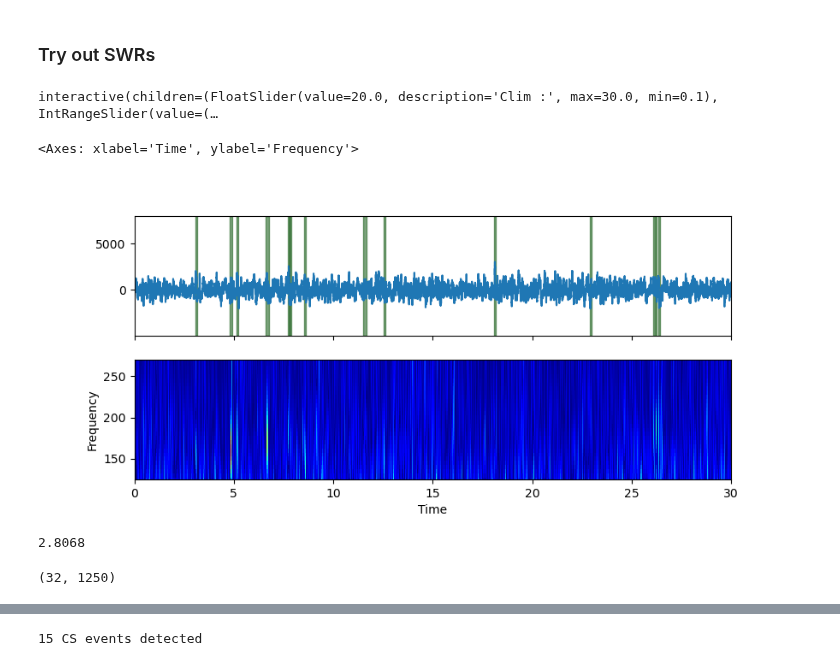
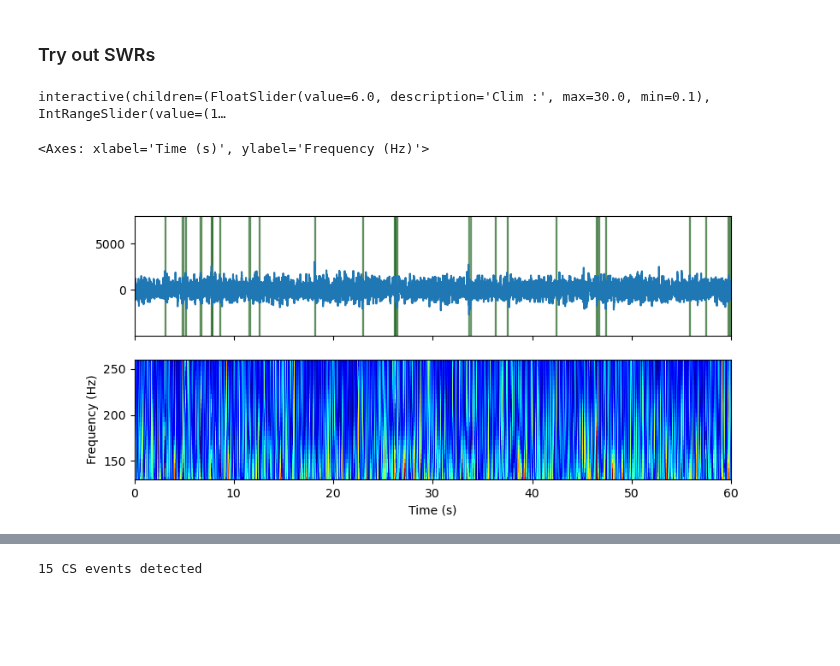
Before and after one commit to nkinsky/TraceFC, a Jupyter notebook: Notebooks/Spectral_Analysis.ipynb, the cells around one changed output, grey strips where cells are left out. Cells and saved outputs as stored; diff of their text form; code cells hidden in the pictures; blank space fills up the shorter version.

```diff
--- a/Notebooks/Spectral_Analysis.ipynb
+++ b/Notebooks/Spectral_Analysis.ipynb
@@ -184,8 +187,7 @@ Selected channels for ripples: [6]
 # %% [markdown]
 ### Start with Theta
 # %%
-from neuropy.utils.signal_process import WaveletSg
-theta_range = np.arange(4, 14, 0.25)  # How do I select these?
-theta_channel = 6
-wv_sig = WaveletSg(signal.time_slice(channel_id=theta_channel), freqs=theta_range, sigma=None)
+# Run wavelet on theta range
+theta_range = np.arange(4, 14, 0.25)  # How do I select these? 0.25Hz seems good to start
+wv_theta = WaveletSg(signal.time_slice(channel_id=theta_channel), freqs=theta_range, sigma=None)
 # %%
@@ -251,15 +220,17 @@ sns.heatmap(sxx_mean, cmap='jet')
 ### Try out SWRs
 # %%
 swr_range = np.arange(125, 275, 5)
-wv_sig_swr = WaveletSg(signal.time_slice(channel_id=theta_channel), freqs=swr_range, sigma=None)
+wv_swr = WaveletSg(signal.time_slice(channel_id=theta_channel), freqs=swr_range, sigma=None)
 # %%
+# Sanity check code - does wavelet align well with actual theta epochs?
 _, ax = plt.subplots(2, 1, sharex=True, figsize=(9, 4))
+time_to_plot = [0, 60]
+swr_freq_lims = [130, 260]
 
 plot_signal_w_epochs(signal, theta_channel, ripple_epochs, ax=ax[0])
 
-# plot_spectrogram(wv_sig.traces, time=[0, 1250*30], freq=[0, 10], freq_lim=[0, 10], ax=ax[1])
-plot_spectrogram2(wv_sig_swr, time=[0, 30], freq=[125, 270], ax=ax[1])
+plot_spectrogram(wv_swr, time_lims=time_to_plot, freq_lims=swr_freq_lims, ax=ax[1])
 # %% [output]
-interactive(children=(FloatSlider(value=20.0, description='Clim :', max=30.0, min=0.1), IntRangeSlider(value=(…
+interactive(children=(FloatSlider(value=6.0, description='Clim :', max=30.0, min=0.1), IntRangeSlider(value=(1…
-<Axes: xlabel='Time', ylabel='Frequency'>
+<Axes: xlabel='Time (s)', ylabel='Frequency (Hz)'>
-[figure, old version]
+[figure, new version]
@@ -270,8 +236,0 @@ sns.heatmap(wv_sig.traces, ax=ax, cmap='viridis')
-# %%
-start_time
-# %% [output]
-2.8068
-# %%
-sxx2_mean.shape
-# %% [output]
-(32, 1250)
```
Also changed, not shown: parts of 29 cells of this notebook.
